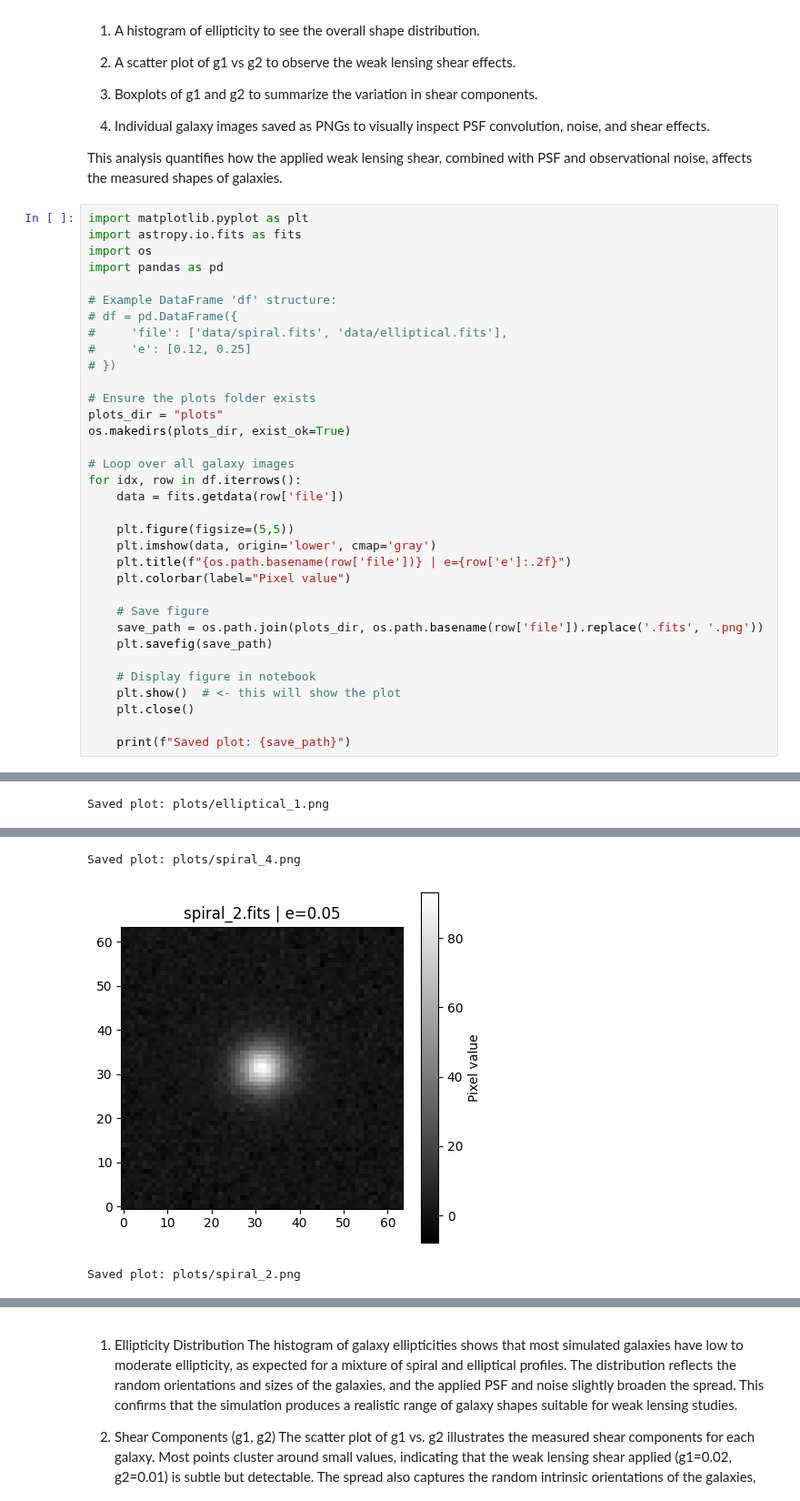
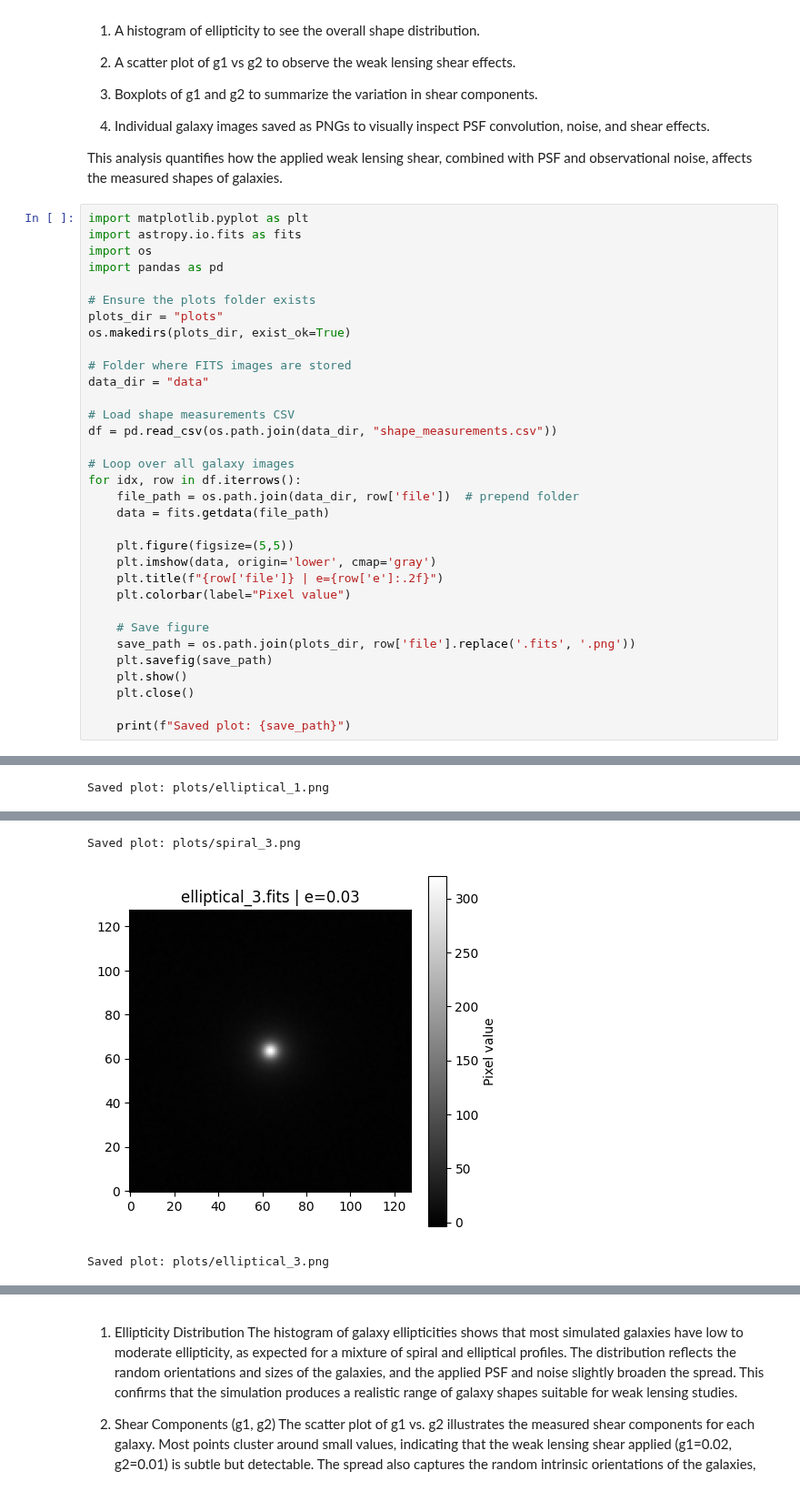
Before and after one commit to Najiya234/Galaxy_Lensing, a Jupyter notebook: Galaxy_Lensing.ipynb, the cells around one changed output, grey strips where cells are left out. Shown at 91% size. Cells and saved outputs as stored; diff of their text form.

```diff
--- a/Galaxy_Lensing.ipynb
+++ b/Galaxy_Lensing.ipynb
@@ -167,31 +199,30 @@ import astropy.io.fits as fits
 import os
 import pandas as pd
 
-# Example DataFrame 'df' structure:
-# df = pd.DataFrame({
-#     'file': ['data/spiral.fits', 'data/elliptical.fits'],
-#     'e': [0.12, 0.25]
-# })
-
 # Ensure the plots folder exists
 plots_dir = "plots"
 os.makedirs(plots_dir, exist_ok=True)
 
+# Folder where FITS images are stored
+data_dir = "data"
+
+# Load shape measurements CSV
+df = pd.read_csv(os.path.join(data_dir, "shape_measurements.csv"))
+
 # Loop over all galaxy images
 for idx, row in df.iterrows():
-    data = fits.getdata(row['file'])
+    file_path = os.path.join(data_dir, row['file'])  # prepend folder
+    data = fits.getdata(file_path)
 
     plt.figure(figsize=(5,5))
     plt.imshow(data, origin='lower', cmap='gray')
-    plt.title(f"{os.path.basename(row['file'])} | e={row['e']:.2f}")
+    plt.title(f"{row['file']} | e={row['e']:.2f}")
     plt.colorbar(label="Pixel value")
 
     # Save figure
-    save_path = os.path.join(plots_dir, os.path.basename(row['file']).replace('.fits', '.png'))
+    save_path = os.path.join(plots_dir, row['file'].replace('.fits', '.png'))
     plt.savefig(save_path)
-
-    # Display figure in notebook
-    plt.show()  # <- this will show the plot
+    plt.show()
     plt.close()
 
     print(f"Saved plot: {save_path}")
@@ -204,3 +235,3 @@ Saved plot: plots/elliptical_1.png
-Saved plot: plots/spiral_4.png
+Saved plot: plots/spiral_3.png
-[figure, old version]
+[figure, new version]
-Saved plot: plots/spiral_2.png
+Saved plot: plots/elliptical_3.png
```
Also changed, not shown: parts of 15 cells of this notebook.
